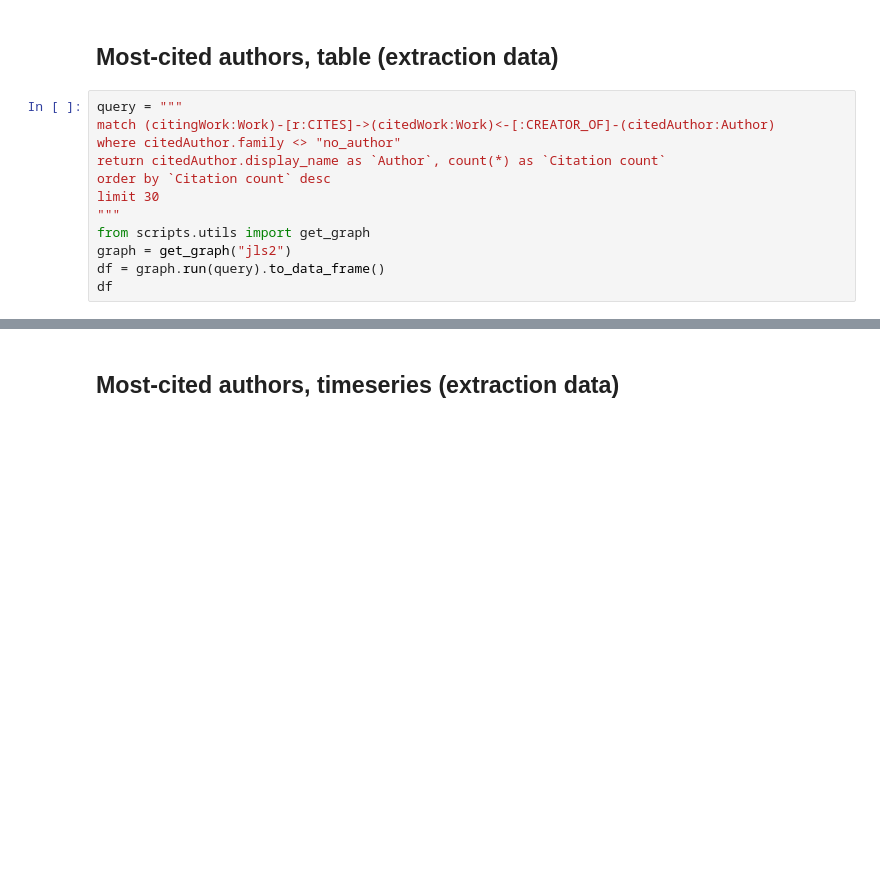
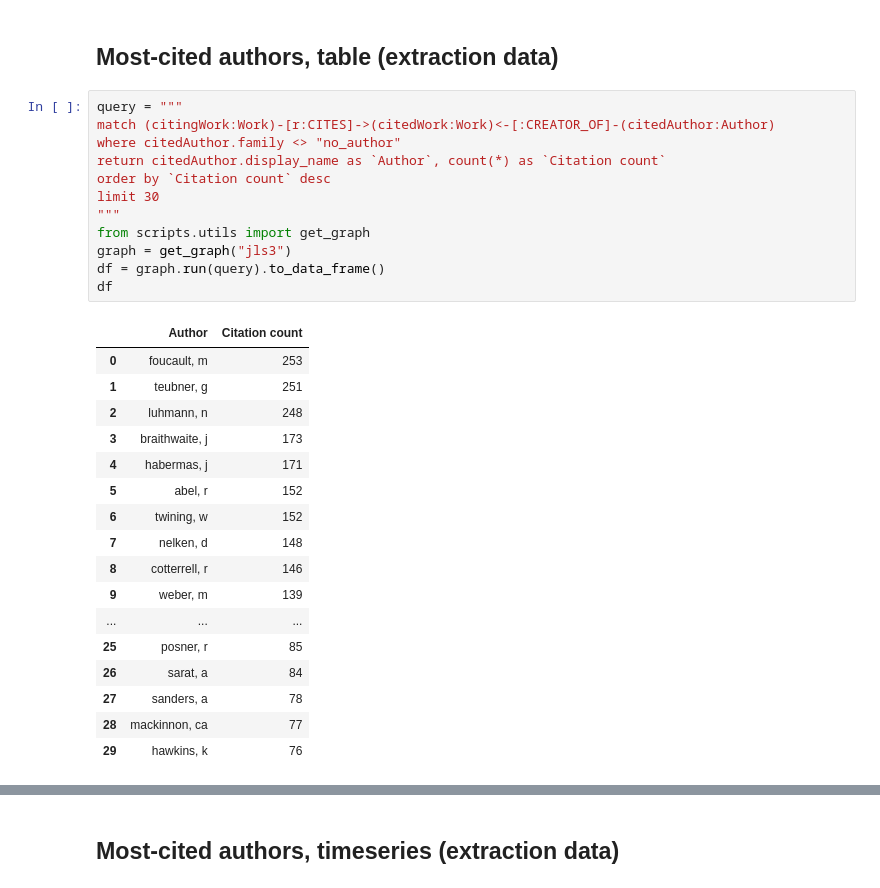
Before and after one commit to cboulanger/jls-bibliometry, a Jupyter notebook: jls-bibliometry.ipynb, the cells around one changed output, grey strips where cells are left out. Cells and saved outputs as stored; diff of their text form; blank space fills up the shorter version.

```diff
--- a/jls-bibliometry.ipynb
+++ b/jls-bibliometry.ipynb
@@ -254,15 +259,33 @@ draw(graph, query,
 # %%
 query = """
 match (citingWork:Work)-[r:CITES]->(citedWork:Work)<-[:CREATOR_OF]-(citedAuthor:Author)
 where citedAuthor.family <> "no_author"
 return citedAuthor.display_name as `Author`, count(*) as `Citation count`
 order by `Citation count` desc
 limit 30
 """
 from scripts.utils import get_graph
-graph = get_graph("jls2")
+graph = get_graph("jls3")
 df = graph.run(query).to_data_frame()
 df
+# %% [output]
+|  | Author | Citation count |
+| 0 | foucault, m | 253 |
+| 1 | teubner, g | 251 |
+| 2 | luhmann, n | 248 |
+| 3 | braithwaite, j | 173 |
+| 4 | habermas, j | 171 |
+| 5 | abel, r | 152 |
+| 6 | twining, w | 152 |
+| 7 | nelken, d | 148 |
+| 8 | cotterrell, r | 146 |
+| 9 | weber, m | 139 |
+| ... | ... | ... |
+| 25 | posner, r | 85 |
+| 26 | sarat, a | 84 |
+| 27 | sanders, a | 78 |
+| 28 | mackinnon, ca | 77 |
+| 29 | hawkins, k | 76 |
 # %%
 import matplotlib.pyplot as plt
 df = df.sort_values('Citation count', ascending=True)
```
Also changed, not shown: parts of 15 cells of this notebook, 23 other files.
